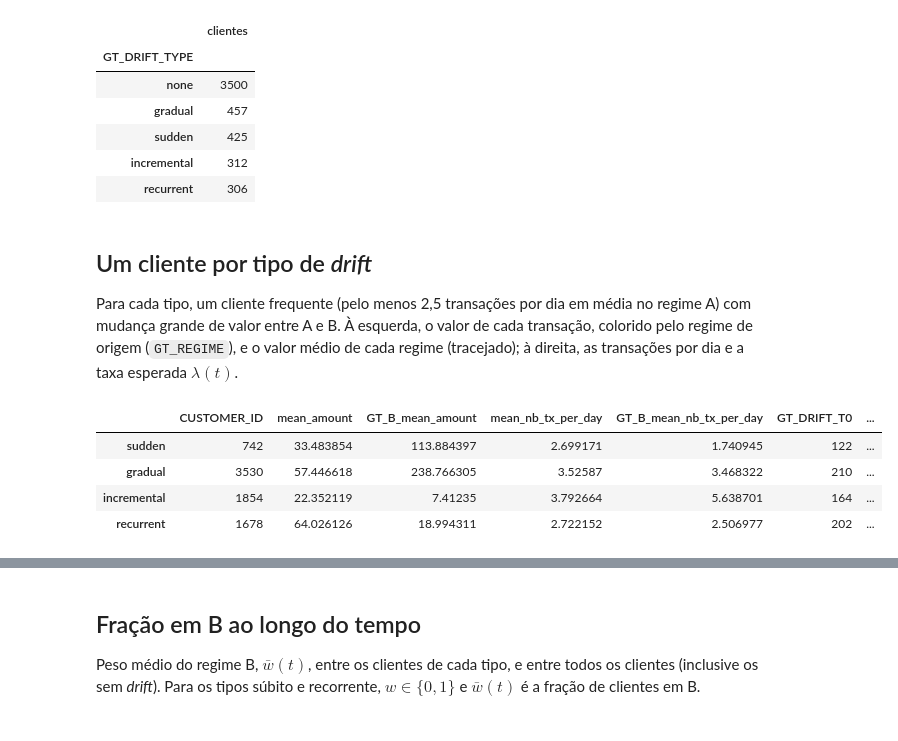
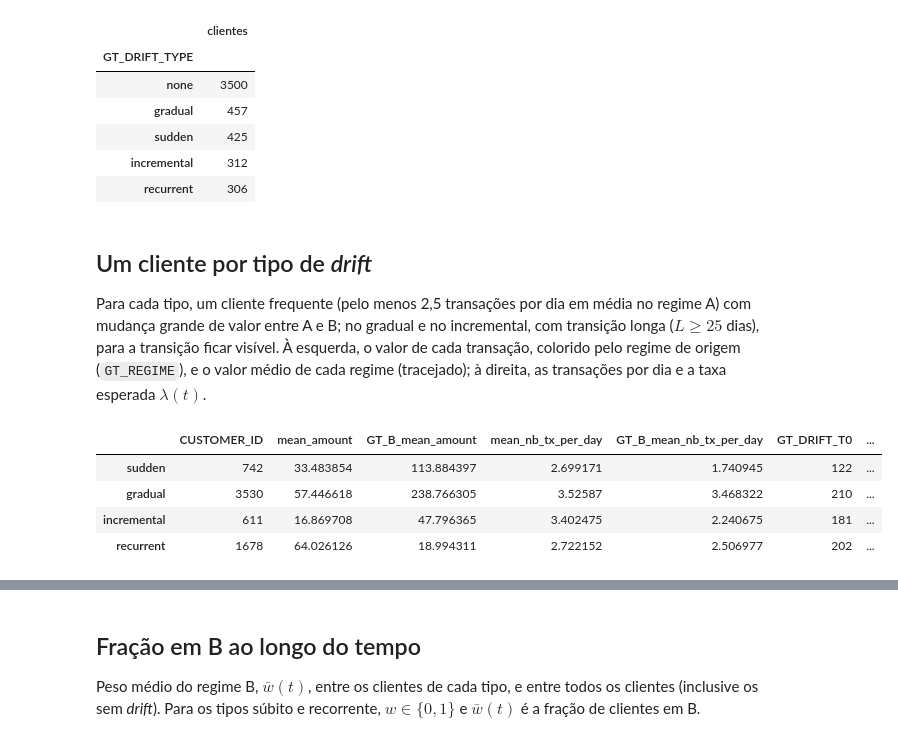
Before and after one commit to alexandreclem/synccfd, a Jupyter notebook: examples/drift.ipynb, the cells around one changed output, grey strips where cells are left out. Cells and saved outputs as stored; diff of their text form; code cells hidden in the pictures.

```diff
--- a/examples/drift.ipynb
+++ b/examples/drift.ipynb
@@ -73,38 +74,41 @@ customers.GT_DRIFT_TYPE.value_counts().rename("clientes").to_frame()
 ## Um cliente por tipo de *drift*
 
 Para cada tipo, um cliente frequente (pelo menos 2,5 transações por dia em média no
-regime A) com mudança grande de valor entre A e B. À esquerda, o valor de cada
+regime A) com mudança grande de valor entre A e B; no gradual e no incremental, com
+transição longa ($L \ge 25$ dias), para a transição ficar visível. À esquerda, o valor de cada
 transação, colorido pelo regime de origem (`GT_REGIME`), e o valor médio de cada regime
 (tracejado); à direita, as transações por dia e a taxa esperada $\lambda(t)$.
 # %%
 def as_drift(row):
     # Rebuild the drift of one customer from its ground-truth columns
     def value(name):
         v = row[name]
         return 0 if pd.isna(v) else int(v)
     return CustomerDrift(kind=row.GT_DRIFT_TYPE, t0=value("GT_DRIFT_T0"),
                          transition_days=value("GT_DRIFT_L"), period_days=value("GT_DRIFT_PERIOD"),
                          active_days=value("GT_DRIFT_ACTIVE_DAYS"))
 
 
 def pick_example(kind):
     pool = customers[(customers.GT_DRIFT_TYPE == kind) & (customers.mean_nb_tx_per_day >= 2.5)
                      & (customers.GT_DRIFT_T0.between(0.3 * NB_DAYS, 0.6 * NB_DAYS))]
     if kind == "recurrent":
         pool = pool[pool.GT_DRIFT_PERIOD <= 60]
+    if kind in ("gradual", "incremental"):
+        pool = pool[pool.GT_DRIFT_L >= 25]
     change = np.abs(np.log(pool.GT_B_mean_amount / pool.mean_amount))
     return pool.loc[change.idxmax()]
 
 
 examples = {kind: pick_example(kind) for kind in TYPE_NAMES}
 pd.DataFrame(examples).T[["CUSTOMER_ID", "mean_amount", "GT_B_mean_amount", "mean_nb_tx_per_day",
                           "GT_B_mean_nb_tx_per_day", "GT_DRIFT_T0", "GT_DRIFT_L", "GT_DRIFT_PERIOD",
                           "GT_DRIFT_ACTIVE_DAYS"]]
 # %% [output]
 |  | CUSTOMER_ID | mean_amount | GT_B_mean_amount | mean_nb_tx_per_day | GT_B_mean_nb_tx_per_day | GT_DRIFT_T0 | ... |
 | sudden | 742 | 33.483854 | 113.884397 | 2.699171 | 1.740945 | 122 | ... |
 | gradual | 3530 | 57.446618 | 238.766305 | 3.52587 | 3.468322 | 210 | ... |
-| incremental | 1854 | 22.352119 | 7.41235 | 3.792664 | 5.638701 | 164 | ... |
+| incremental | 611 | 16.869708 | 47.796365 | 3.402475 | 2.240675 | 181 | ... |
 | recurrent | 1678 | 64.026126 | 18.994311 | 2.722152 | 2.506977 | 202 | ... |
 # %%
 days = np.arange(NB_DAYS)
```
Also changed, not shown: parts of 3 cells of this notebook, 3 other files.
